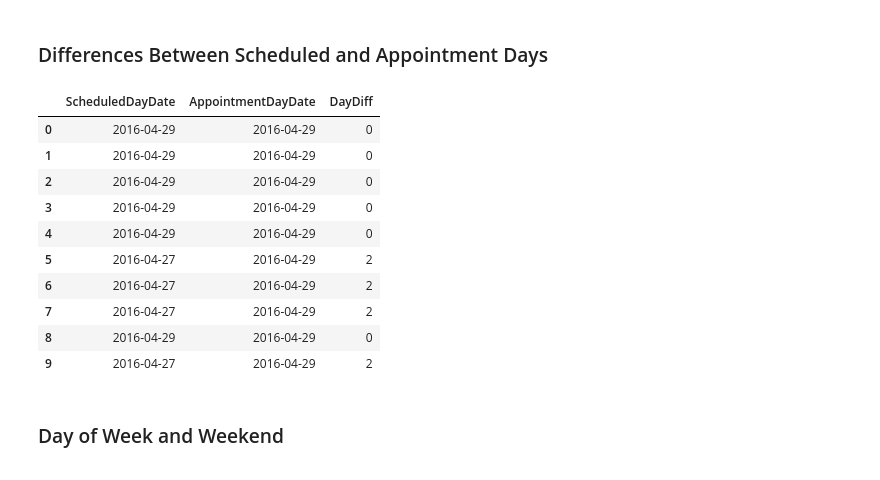
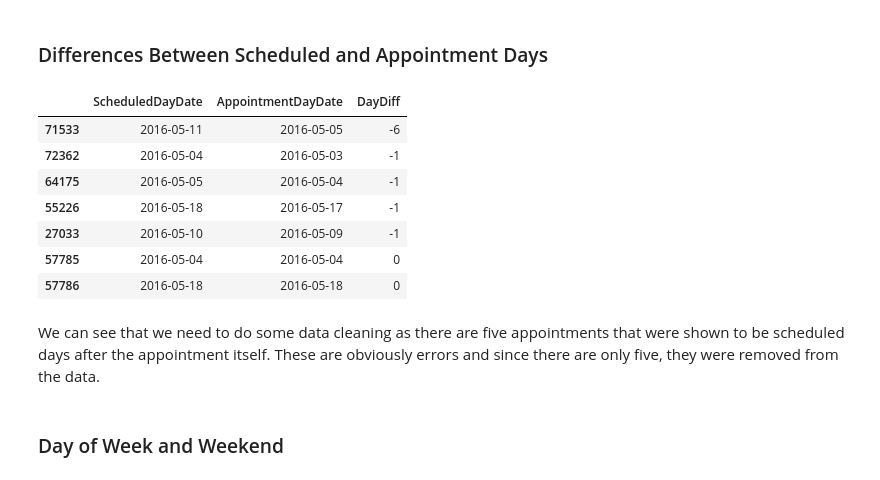
Before and after one commit to jaclynrich/appt-no-show, a Jupyter notebook: appt-no-show.ipynb, the cells around one changed output. Saved outputs shown, nothing was run; the diff lists cells and outputs as text; code cells hidden in the pictures.

```diff
--- a/appt-no-show.ipynb
+++ b/appt-no-show.ipynb
@@ -257,8 +260,8 @@ Int64Index([ -1,   0,   1,   2,   3,   4,   5,   6,   7,   8,
            dtype='int64', length=104)
 # %%
 # Drop the record with an age of -1
-invalid_age = df[df['Age'] == -1]['PatientID']
-df.drop(invalid_age.index, inplace=True)
+invalid_age = orig[orig['Age'] == -1]['PatientID']
+orig.drop(invalid_age.index, inplace=True)
 # %% [markdown]
 > I removed the record with the age of -1.  All of the other ages are plausible; although the age of 115 is improbable, it is still possible.
 # %% [markdown]
@@ -348,8 +351,8 @@ Yes    22319
 Name: NoShow, dtype: int64
 # %%
 # Convert NoShow to zeros and ones
-df['NoShow'] = np.where(df['NoShow'].values == 'Yes', 1, 0)
-df['NoShow'].value_counts()
+orig['NoShow'] = np.where(orig['NoShow'].values == 'Yes', 1, 0)
+orig['NoShow'].value_counts()
 # %% [output]
 0    88207
 1    22319
@@ -456,10 +445,10 @@ True
 #### Patient ID
 # %%
 # Convert patient ID to a string, as it is meant to be an identifier not a number
-df['PatientID'] = df['PatientID'].astype(int).astype(str)
+orig['PatientID'] = orig['PatientID'].astype(int).astype(str)
 
 # All identifiers are 7-15 digits long, most have at least 10
-lens = df['PatientID'].apply(len)
+lens = orig['PatientID'].apply(len)
 pd.value_counts(lens)
 # %% [output]
 14    39372
@@ -602,3 +591,9 @@ True
 # %%
 # Remove the visibility_high field since it has the same value for every date
 weather.drop('visibility_high', axis=1, inplace=True)
+
+# Merge appointment data with weather data
+ow = pd.merge(orig, weather, left_on='AppointmentDayDate', right_on='Date', how='left')
+
+# Check there are no null values
+all(ow.isnull().sum() == 0)
@@ -648,17 +608,16 @@ True
 ### Differences Between Scheduled and Appointment Days
 # %%
 # Add a field for the number of days between scheduling and the appointment
-df['DayDiff'] = ((df['AppointmentDayDate'] - df['ScheduledDayDate'])/np.timedelta64(1, 'D')).astype(int)
-df[['ScheduledDayDate', 'AppointmentDayDate', 'DayDiff']].head(10)
+ow['DayDiff'] = ((ow['AppointmentDayDate'] - ow['ScheduledDayDate'])/np.timedelta64(1, 'D')).astype(int)
+ow[['ScheduledDayDate', 'AppointmentDayDate', 'DayDiff']].sort_values(by = 'DayDiff')[:7]
 # %% [output]
 |  | ScheduledDayDate | AppointmentDayDate | DayDiff |
-| 0 | 2016-04-29 | 2016-04-29 | 0 |
-| 1 | 2016-04-29 | 2016-04-29 | 0 |
-| 2 | 2016-04-29 | 2016-04-29 | 0 |
-| 3 | 2016-04-29 | 2016-04-29 | 0 |
-| 4 | 2016-04-29 | 2016-04-29 | 0 |
-| 5 | 2016-04-27 | 2016-04-29 | 2 |
-| 6 | 2016-04-27 | 2016-04-29 | 2 |
-| 7 | 2016-04-27 | 2016-04-29 | 2 |
-| 8 | 2016-04-29 | 2016-04-29 | 0 |
-| 9 | 2016-04-27 | 2016-04-29 | 2 |
+| 71533 | 2016-05-11 | 2016-05-05 | -6 |
+| 72362 | 2016-05-04 | 2016-05-03 | -1 |
+| 64175 | 2016-05-05 | 2016-05-04 | -1 |
+| 55226 | 2016-05-18 | 2016-05-17 | -1 |
+| 27033 | 2016-05-10 | 2016-05-09 | -1 |
+| 57785 | 2016-05-04 | 2016-05-04 | 0 |
+| 57786 | 2016-05-18 | 2016-05-18 | 0 |
+# %% [markdown]
+We can see that we need to do some data cleaning as there are five appointments that were shown to be scheduled days after the appointment itself.  These are obviously errors and since there are only five, they were removed from the data.
```
Also changed, not shown: parts of 71 cells of this notebook.
